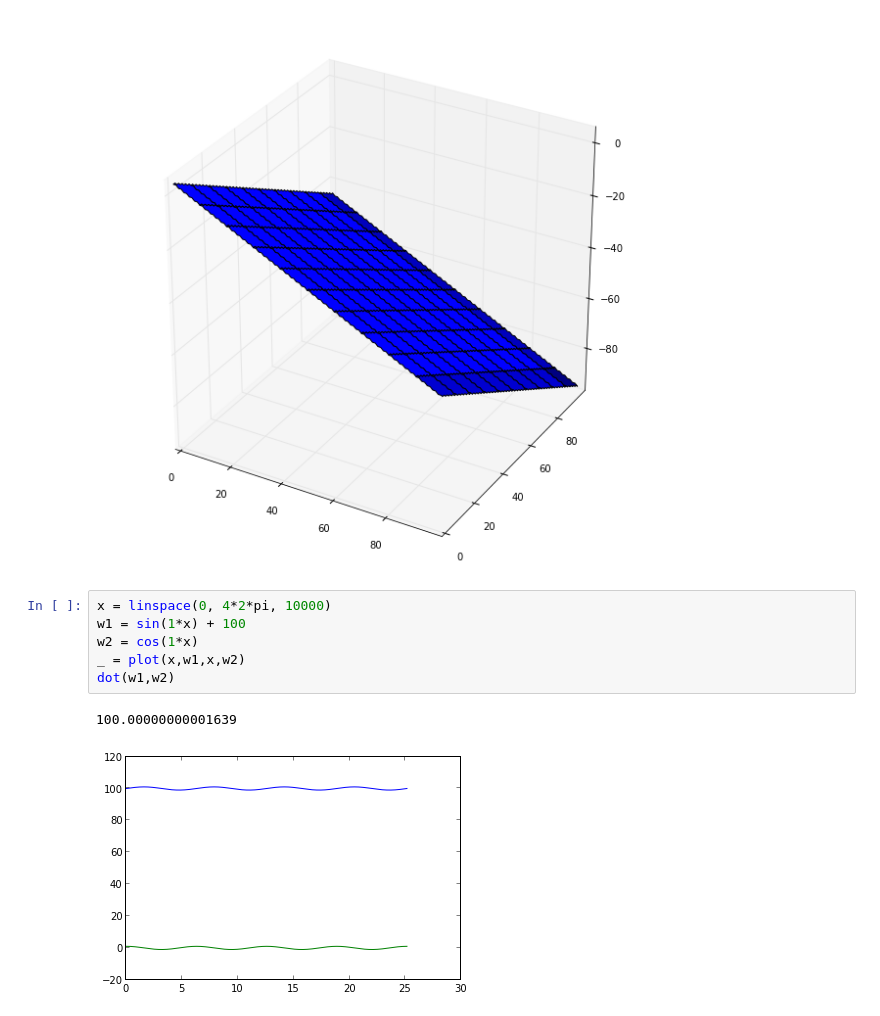
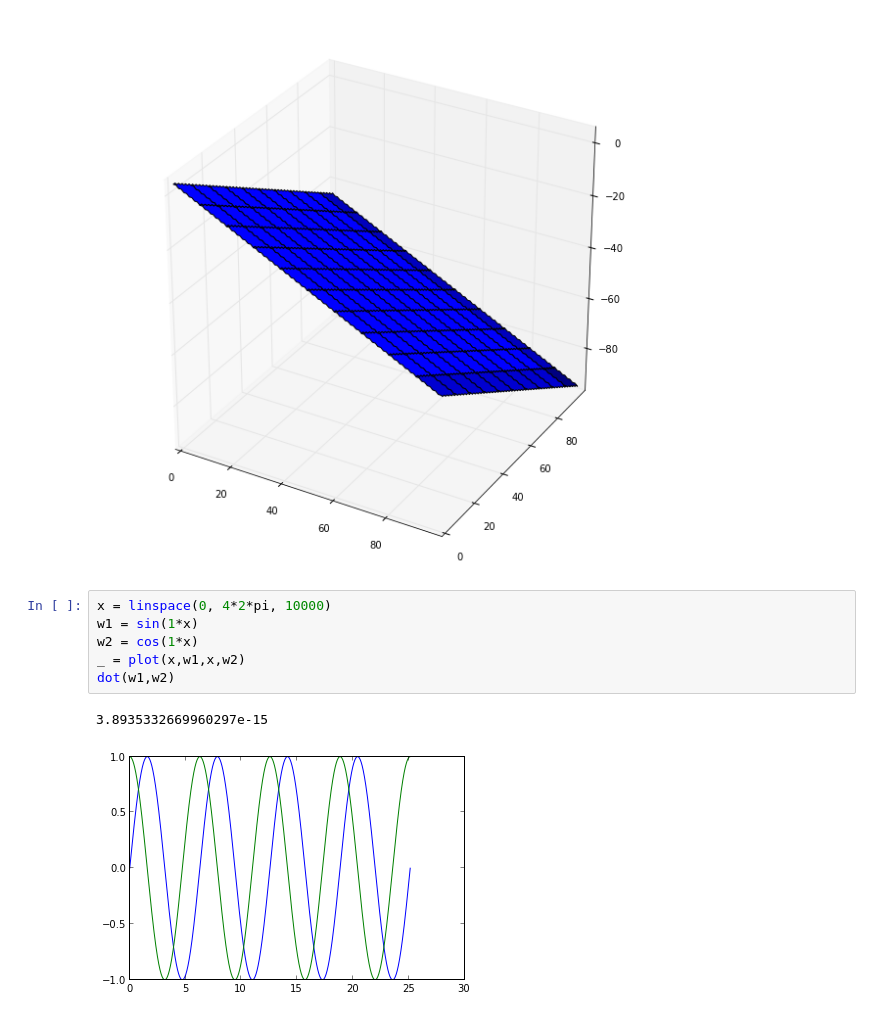
Before and after one commit to calebmadrigal/math-with-python, a Jupyter notebook: Scratch.ipynb, the cells around one changed output. Cells and saved outputs as stored; diff of their text form.

```diff
--- a/Scratch.ipynb
+++ b/Scratch.ipynb
@@ -27,10 +27,10 @@ plt.show()
 [figure]
 # %%
 x = linspace(0, 4*2*pi, 10000)
-w1 = sin(1*x) + 100
+w1 = sin(1*x)
 w2 = cos(1*x)
 _ = plot(x,w1,x,w2)
 dot(w1,w2)
 # %% [output]
-100.00000000001639
+3.8935332669960297e-15
-[figure, old version]
+[figure, new version]
```
Also changed, not shown: 1 other file.
